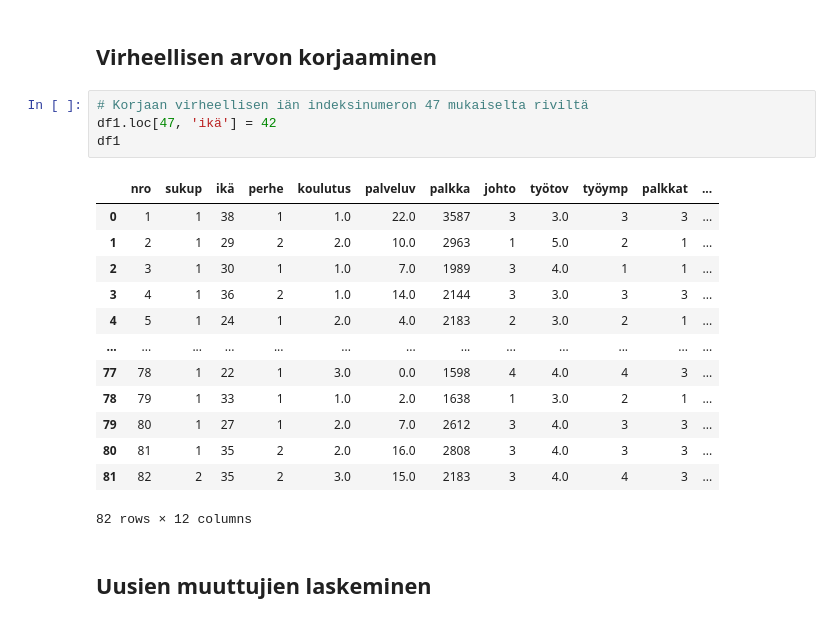
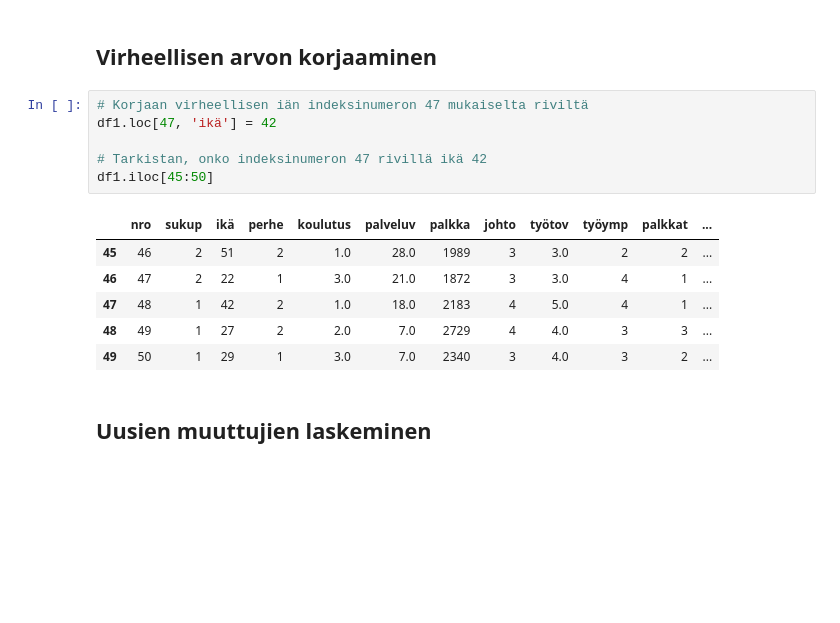
Before and after one commit to taanila/data, a Jupyter notebook: muunna.ipynb, the cells around one changed output. Saved outputs shown, nothing was run; the diff lists cells and outputs as text; blank space fills up the shorter version.

```diff
--- a/muunna.ipynb
+++ b/muunna.ipynb
@@ -145,21 +147,16 @@ df1
 # %%
 # Korjaan virheellisen iän indeksinumeron 47 mukaiselta riviltä
 df1.loc[47, 'ikä'] = 42
-df1
+
+# Tarkistan, onko indeksinumeron 47 rivillä ikä 42
+df1.iloc[45:50]
 # %% [output]
 |  | nro | sukup | ikä | perhe | koulutus | palveluv | palkka | johto | työtov | työymp | palkkat | ... |
-| 0 | 1 | 1 | 38 | 1 | 1.0 | 22.0 | 3587 | 3 | 3.0 | 3 | 3 | ... |
-| 1 | 2 | 1 | 29 | 2 | 2.0 | 10.0 | 2963 | 1 | 5.0 | 2 | 1 | ... |
-| 2 | 3 | 1 | 30 | 1 | 1.0 | 7.0 | 1989 | 3 | 4.0 | 1 | 1 | ... |
-| 3 | 4 | 1 | 36 | 2 | 1.0 | 14.0 | 2144 | 3 | 3.0 | 3 | 3 | ... |
-| 4 | 5 | 1 | 24 | 1 | 2.0 | 4.0 | 2183 | 2 | 3.0 | 2 | 1 | ... |
-| ... | ... | ... | ... | ... | ... | ... | ... | ... | ... | ... | ... | ... |
-| 77 | 78 | 1 | 22 | 1 | 3.0 | 0.0 | 1598 | 4 | 4.0 | 4 | 3 | ... |
-| 78 | 79 | 1 | 33 | 1 | 1.0 | 2.0 | 1638 | 1 | 3.0 | 2 | 1 | ... |
-| 79 | 80 | 1 | 27 | 1 | 2.0 | 7.0 | 2612 | 3 | 4.0 | 3 | 3 | ... |
-| 80 | 81 | 1 | 35 | 2 | 2.0 | 16.0 | 2808 | 3 | 4.0 | 3 | 3 | ... |
-| 81 | 82 | 2 | 35 | 2 | 3.0 | 15.0 | 2183 | 3 | 4.0 | 4 | 3 | ... |
+| 45 | 46 | 2 | 51 | 2 | 1.0 | 28.0 | 1989 | 3 | 3.0 | 2 | 2 | ... |
+| 46 | 47 | 2 | 22 | 1 | 3.0 | 21.0 | 1872 | 3 | 3.0 | 4 | 1 | ... |
+| 47 | 48 | 1 | 42 | 2 | 1.0 | 18.0 | 2183 | 4 | 5.0 | 4 | 1 | ... |
+| 48 | 49 | 1 | 27 | 2 | 2.0 | 7.0 | 2729 | 4 | 4.0 | 3 | 3 | ... |
+| 49 | 50 | 1 | 29 | 1 | 3.0 | 7.0 | 2340 | 3 | 4.0 | 3 | 2 | ... |
-82 rows × 12 columns
 # %% [markdown]
 ## Uusien muuttujien laskeminen
 # %%
```
Also changed, not shown: parts of 3 cells of this notebook.
